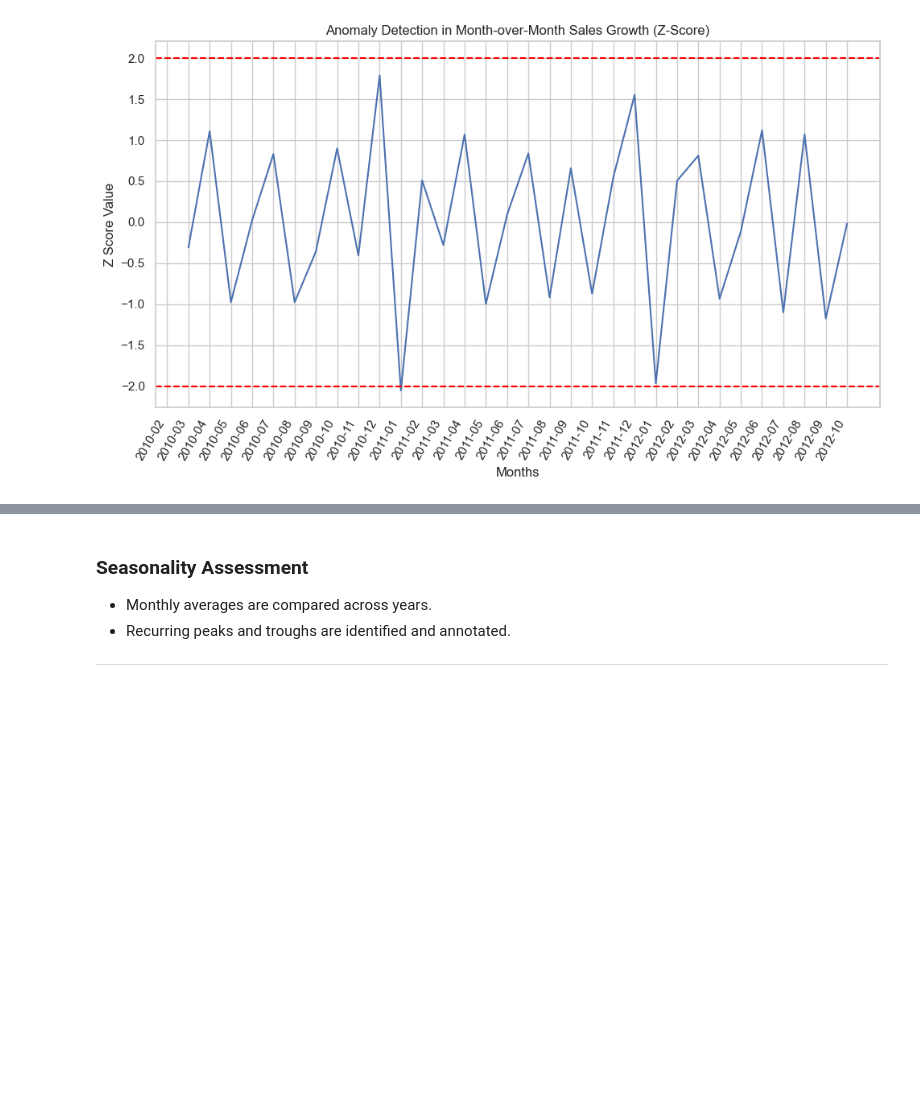
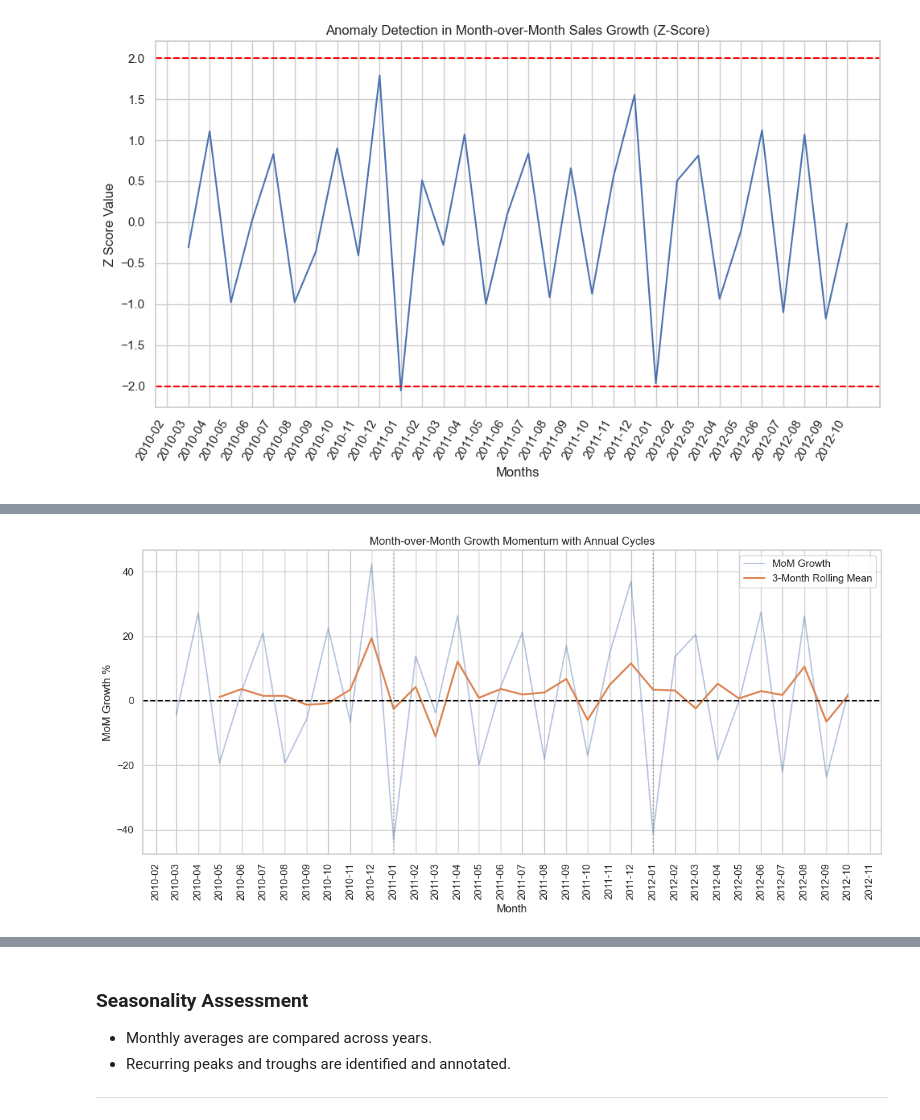
Before and after one commit to DavidO1621/Walmart-kpi-project, a Jupyter notebook: notebooks/04_Time_Series_Trend.ipynb, the cells around one changed output, grey strips where cells are left out. Saved outputs shown, nothing was run; the diff lists cells and outputs as text; code cells hidden in the pictures; blank space fills up the shorter version.

```diff
--- a/notebooks/04_Time_Series_Trend.ipynb
+++ b/notebooks/04_Time_Series_Trend.ipynb
@@ -216,0 +273,47 @@ plt.show()
+# %%
+import matplotlib.dates as mdates
+
+q4['Months'] = pd.to_datetime(q4['Months'])
+year_starts = q4[q4['Months'].dt.month == 1]['Months']
+
+q4['MoM_Rolling_3M'] = (
+    q4['MoM_growth_pct']
+    .rolling(window=3)
+    .mean()
+)
+
+plt.figure(figsize=(12,6))
+
+plt.plot(
+    q4['Months'],
+    q4['MoM_growth_pct'],
+    alpha=0.4,
+    label='MoM Growth'
+)
+
+plt.plot(
+    q4['Months'],
+    q4['MoM_Rolling_3M'],
+    linewidth=2,
+    label='3-Month Rolling Mean'
+)
+
+plt.axhline(0, linestyle='--', color='black')
+
+for year in year_starts:
+    plt.axvline(year, linestyle=':', color='gray', alpha=0.6)
+
+plt.title('Month-over-Month Growth Momentum with Annual Cycles')
+plt.ylabel('MoM Growth %')
+plt.xlabel('Month')
+
+ax = plt.gca()
+ax.xaxis.set_major_locator(mdates.MonthLocator(interval=1))
+ax.xaxis.set_major_formatter(mdates.DateFormatter('%Y-%m'))
+
+plt.xticks(rotation=90)
+plt.legend()
+plt.tight_layout()
+plt.show()
+# %% [output]
+[figure, added]
```
Also changed, not shown: parts of 19 cells of this notebook.
